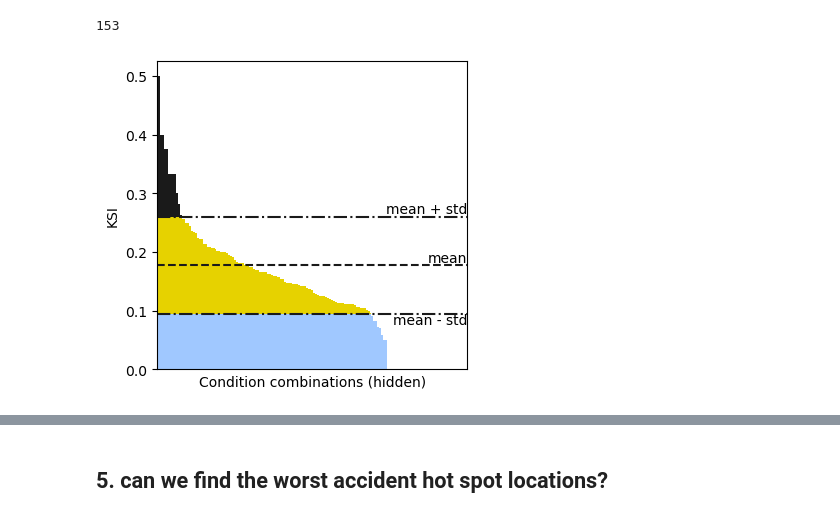
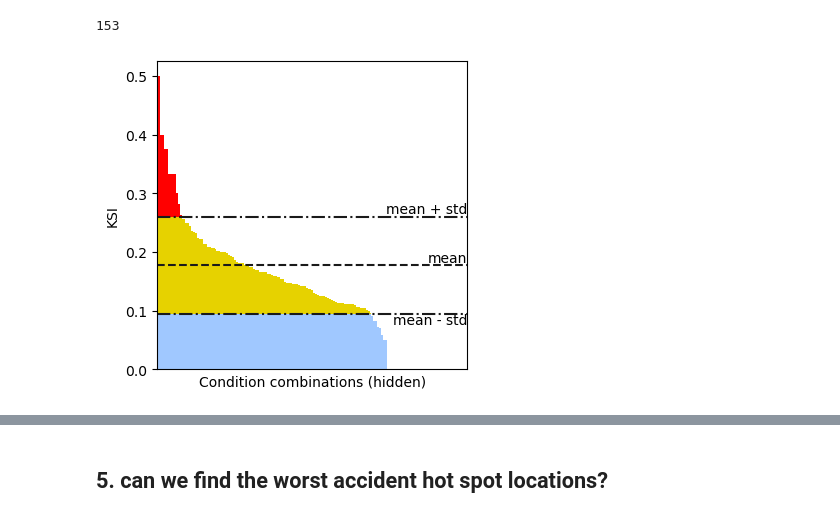
Before and after one commit to GaborJenei/GB-Road-Traffic-Accident-Analysis, a Jupyter notebook: Udacity DSND Project1_BlogPost.ipynb, the cells around one changed output, grey strips where cells are left out. Drawn from its saved outputs; the diff is of its cells as text; code cells hidden in the pictures.

```diff
--- a/Udacity DSND Project1_BlogPost.ipynb
+++ b/Udacity DSND Project1_BlogPost.ipynb
@@ -360,36 +360,36 @@ fig, ax = plt.subplots(figsize=(4, 4))
 
 ax.bar(x, below_threshold, linewidth=0, width=1.0, color=(160/255.0,200/255.0,255/255.0))
 ax.bar(x, inbetween_threshold, linewidth=0, width=1.0, color=(0.9019607843137255, 0.8235294117647058, 0.0), bottom=below_threshold)
-ax.bar(x, above_threshold, linewidth=0, width=1.0, color='k', bottom=(inbetween_threshold+below_threshold))
+ax.bar(x, above_threshold, linewidth=0, width=1.0, color=(1,0,0), bottom=(inbetween_threshold+below_threshold))
 
 
 # Add a vertical line
 ax.axhline(upper_threshold, ls='-.', color='k')
 ax.axhline(mean, ls='--', color='k')
 ax.axhline(lower_threshold, ls='-.', color='k')
 
 ax.set_xlim(left=0, right = 160)
 ax.set_xticklabels('')
 ax.set_ylabel('KSI')
 
 ax.set_xlabel('Condition combinations (hidden)')
 
 plt.text(160, upper_threshold, 'mean + std', ha='right', va='bottom')
 plt.text(160, mean, 'mean', ha='right', va='bottom')
 plt.text(160, lower_threshold, 'mean - std', ha='right', va='top')
 
 
 
 plt.tick_params(
     axis='x',          # changes apply to the x-axis
     which='both',      # both major and minor ticks are affected
     bottom=False,      # ticks along the bottom edge are off
     top=False,         # ticks along the top edge are off
     labelbottom=False)
 
 fig.show;
 # %% [output]
-[figure, old version]
+[figure, new version]
 # %%
 labels = ['Low KSI', 'Medium KSI', 'High KSI']
 bins = [0, lower_threshold, upper_threshold, df_ksi_props['KSI'].max()+1]
```
Also changed, not shown: parts of 3 cells of this notebook.
